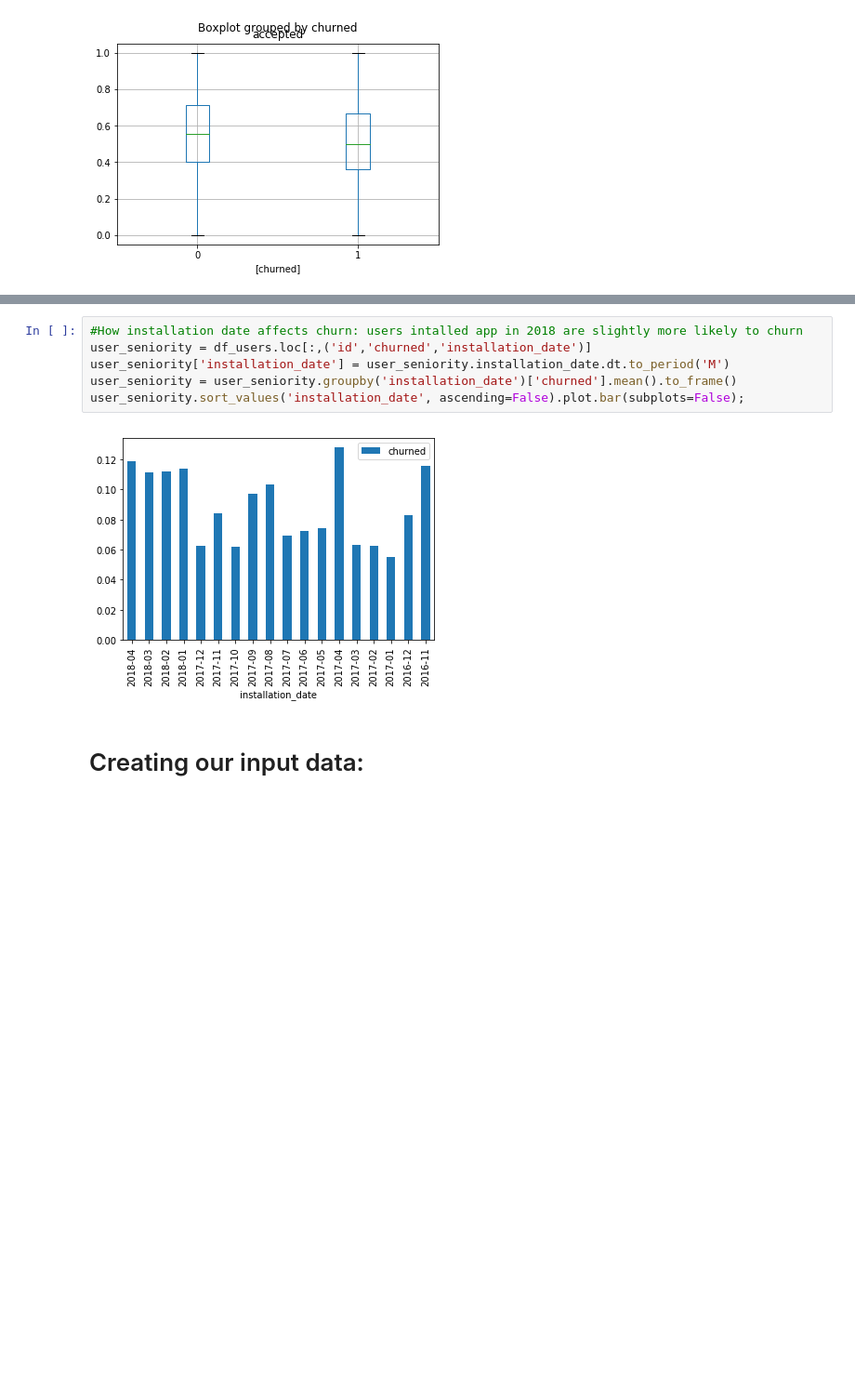
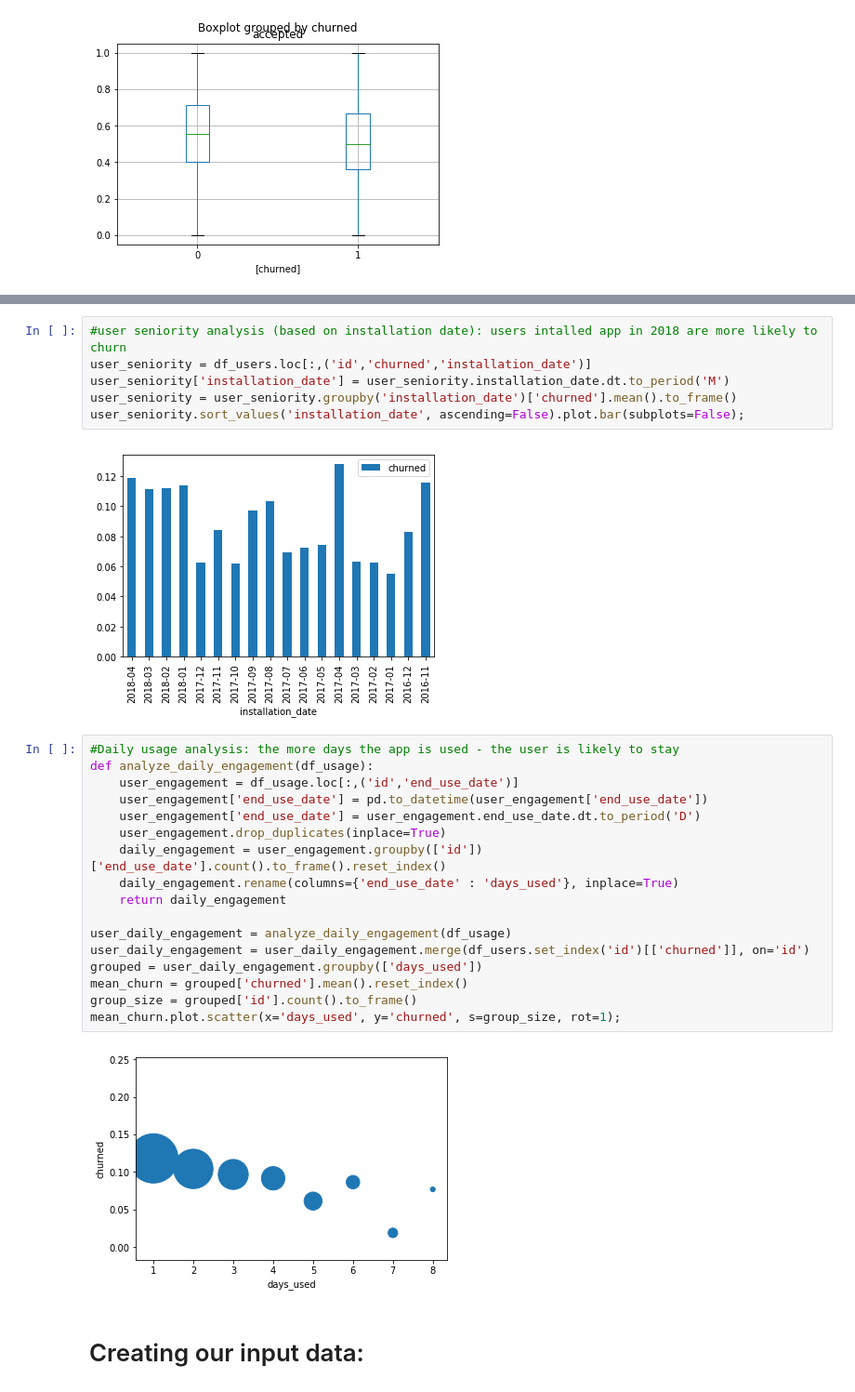
Before and after one commit to obruker/datahack, a Jupyter notebook: datahack_2018.ipynb, the cells around one changed output, grey strips where cells are left out. Shown at 93% size. Drawn from its saved outputs; the diff is of its cells as text; blank space fills up the shorter version.

Commit message:
add user daily engagement feature (f1-score: 0.2154)

```diff
--- a/datahack_2018.ipynb
+++ b/datahack_2018.ipynb
@@ -161,13 +161,32 @@ avg_churn.sort_values('Category Size', ascending=False).plot.bar(subplots=True,
 # %% [output]
 [figure]
 # %%
-#How installation date affects churn: users intalled app in 2018 are slightly more likely to churn
+#user seniority analysis (based on installation date): users intalled app in 2018 are more likely to churn
 user_seniority = df_users.loc[:,('id','churned','installation_date')]
 user_seniority['installation_date'] = user_seniority.installation_date.dt.to_period('M')
 user_seniority = user_seniority.groupby('installation_date')['churned'].mean().to_frame()
 user_seniority.sort_values('installation_date', ascending=False).plot.bar(subplots=False);
 # %% [output]
 [figure]
+# %%
+#Daily usage analysis: the more days the app is used - the user is likely to stay
+def analyze_daily_engagement(df_usage):
+    user_engagement = df_usage.loc[:,('id','end_use_date')]
+    user_engagement['end_use_date'] = pd.to_datetime(user_engagement['end_use_date'])
+    user_engagement['end_use_date'] = user_engagement.end_use_date.dt.to_period('D')
+    user_engagement.drop_duplicates(inplace=True)
+    daily_engagement = user_engagement.groupby(['id'])['end_use_date'].count().to_frame().reset_index()
+    daily_engagement.rename(columns={'end_use_date' : 'days_used'}, inplace=True)
+    return daily_engagement
+
+user_daily_engagement = analyze_daily_engagement(df_usage)
+user_daily_engagement = user_daily_engagement.merge(df_users.set_index('id')[['churned']], on='id')
+grouped = user_daily_engagement.groupby(['days_used'])
+mean_churn = grouped['churned'].mean().reset_index()
+group_size = grouped['id'].count().to_frame()
+mean_churn.plot.scatter(x='days_used', y='churned', s=group_size, rot=1);
+# %% [output]
+[figure, added]
 # %% [markdown]
 # Creating our input data:
 # %%
```
Also changed, not shown: parts of 4 cells of this notebook, 1 other file.
